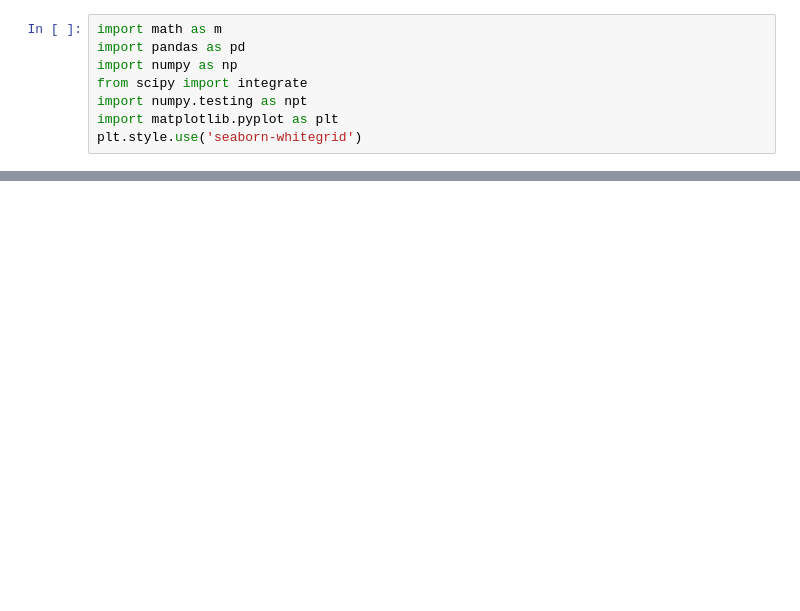
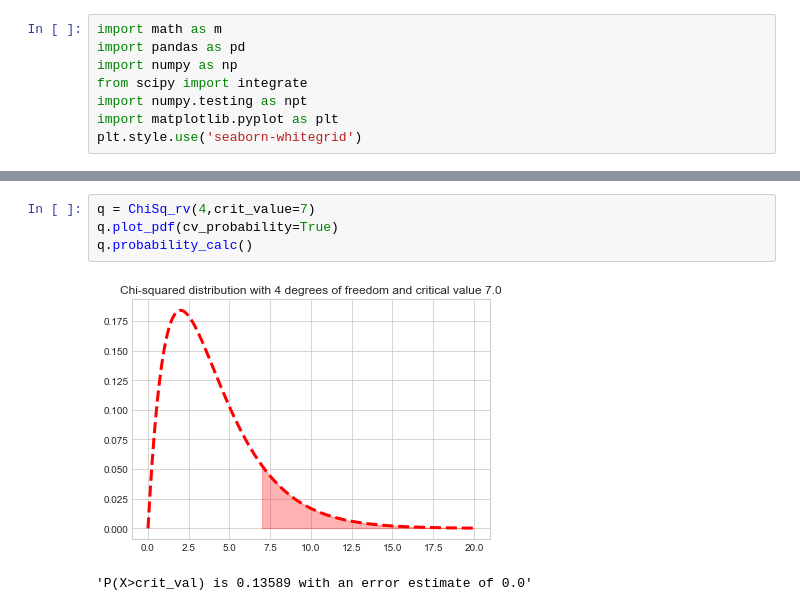
Before and after one commit to WillTirone/analysis_projects, a Jupyter notebook: OOP_Principles/Statistics_OOP.ipynb, the cells around one changed output, grey strips where cells are left out. Drawn from its saved outputs; the diff is of its cells as text; blank space fills up the shorter version.

```diff
--- a/OOP_Principles/Statistics_OOP.ipynb
+++ b/OOP_Principles/Statistics_OOP.ipynb
@@ -79,0 +132,7 @@ b.probability_calc()
+# %%
+q = ChiSq_rv(4,crit_value=7)
+q.plot_pdf(cv_probability=True)
+q.probability_calc()
+# %% [output]
+[figure, added]
+'P(X>crit_val) is 0.13589 with an error estimate of 0.0'
```
Also changed, not shown: parts of 5 cells of this notebook.
